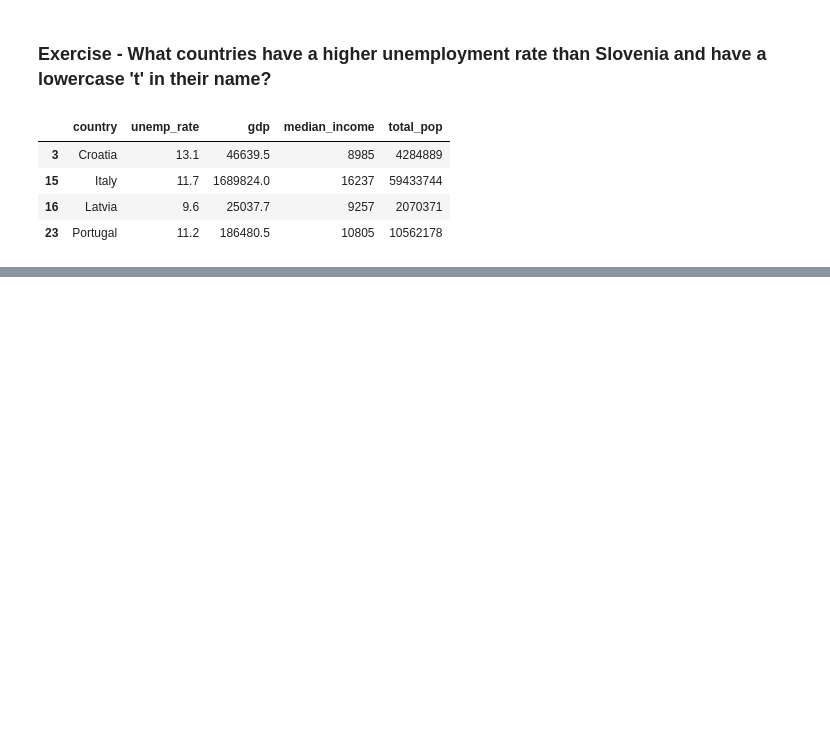
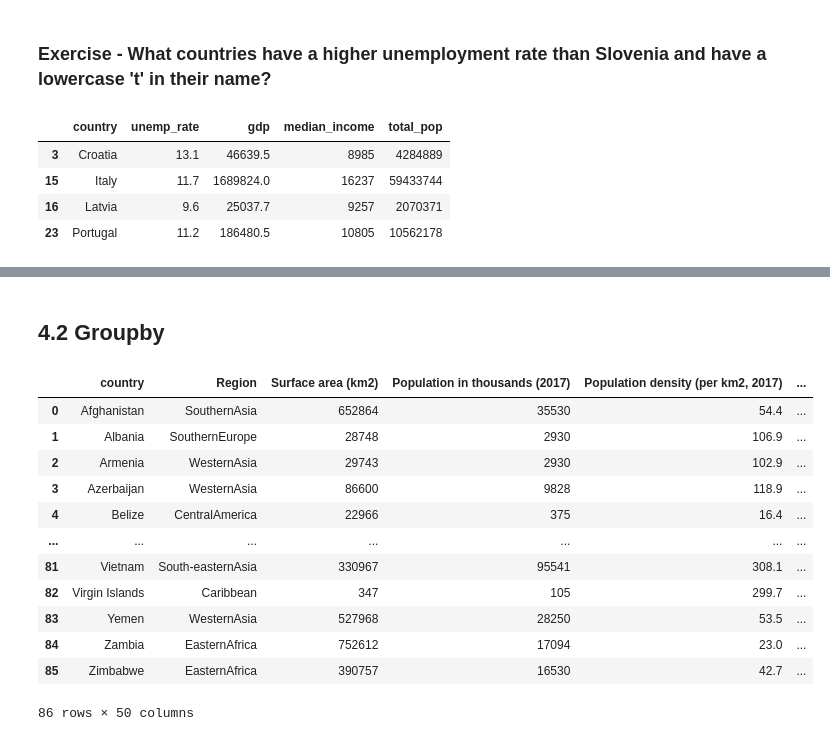
Before and after one commit to andymbryant/data-science-workshop, a Jupyter notebook: pandas/data-wrangling-master.ipynb, the cells around one changed output, grey strips where cells are left out. Cells and saved outputs as stored; diff of their text form; code cells hidden in the pictures; blank space fills up the shorter version.

```diff
--- a/pandas/data-wrangling-master.ipynb
+++ b/pandas/data-wrangling-master.ipynb
@@ -548,0 +636,19 @@ eur_data_final[gt_slov & t_names]
+# %% [markdown]
+## 4.2 Groupby
+# %%
+un_data = pd.read_csv('./data/un_world_data.csv')
+un_data
+# %% [output]
+|  | country | Region | Surface area (km2) | Population in thousands (2017) | Population density (per km2, 2017) | ... |
+| 0 | Afghanistan | SouthernAsia | 652864 | 35530 | 54.4 | ... |
+| 1 | Albania | SouthernEurope | 28748 | 2930 | 106.9 | ... |
+| 2 | Armenia | WesternAsia | 29743 | 2930 | 102.9 | ... |
+| 3 | Azerbaijan | WesternAsia | 86600 | 9828 | 118.9 | ... |
+| 4 | Belize | CentralAmerica | 22966 | 375 | 16.4 | ... |
+| ... | ... | ... | ... | ... | ... | ... |
+| 81 | Vietnam | South-easternAsia | 330967 | 95541 | 308.1 | ... |
+| 82 | Virgin Islands | Caribbean | 347 | 105 | 299.7 | ... |
+| 83 | Yemen | WesternAsia | 527968 | 28250 | 53.5 | ... |
+| 84 | Zambia | EasternAfrica | 752612 | 17094 | 23.0 | ... |
+| 85 | Zimbabwe | EasternAfrica | 390757 | 16530 | 42.7 | ... |
+86 rows × 50 columns
```
Also changed, not shown: parts of 63 cells of this notebook, 2 other files.
